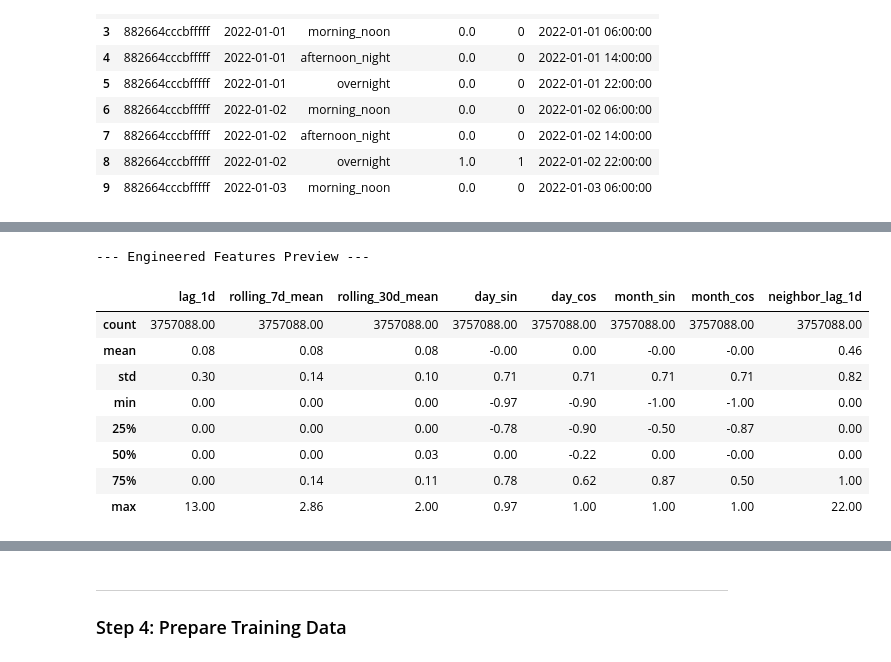
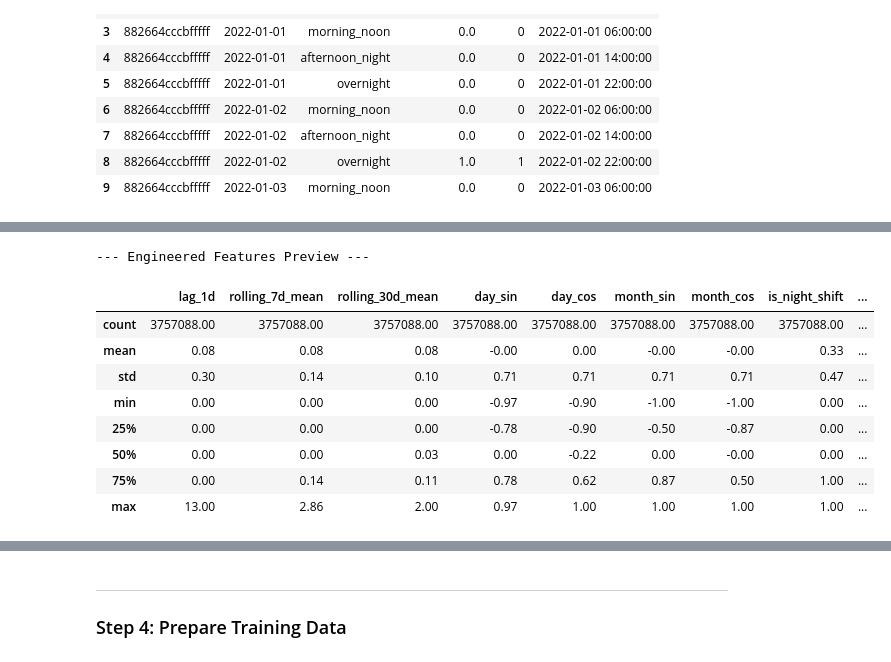
Before and after one commit to e1548423/Team23_IT5006_Predictive_Policing_AY2526Sem2, a Jupyter notebook: ML/Model/Crime_Prediction_Training (Violent Crime).ipynb, the cells around one changed output, grey strips where cells are left out. Drawn from its saved outputs; the diff is of its cells as text; code cells hidden in the pictures.

Commit message:
Added is_night_shift (high risk time usually 10pm to 6am), is_winter_evening (have more dark hours in afternoon_night shift) and cyclical shift encoding features.

```diff
--- a/ML/Model/Crime_Prediction_Training (Violent Crime).ipynb
+++ b/ML/Model/Crime_Prediction_Training (Violent Crime).ipynb
@@ -467,6 +468,24 @@ final_df['is_weekend'] = final_df['day_of_week'].isin([5, 6]).astype(int)
 
 # Drop any NaNs created by the shift (usually the first few rows of each tile)
 final_df = final_df.dropna()
+# %%
+# Binary flag for overnight shift risk
+# Is it a high-risk time? (Night shift is usually 22:00 - 06:00)
+final_df['is_night_shift'] = (final_df['shift'] == 'overnight').astype(int)
+# %%
+# Simple Seasonal Darkness Proxy
+# Chicago: Winter months (Nov, Dec, Jan, Feb) have more dark hours in Shift 1 (Afternoon)
+final_df['is_winter_evening'] = (
+    (final_df['month'].isin([11, 12, 1, 2])) &
+    (final_df['shift'] == 'afternoon_night')
+).astype(int)
+# %%
+# Cyclical Shift encoding based on current shift labels
+shift_to_idx = {'morning_noon': 0, 'afternoon_night': 1, 'overnight': 2}
+shift_idx = final_df['shift'].map(shift_to_idx).fillna(0)
+
+final_df['shift_sin'] = np.sin(2 * np.pi * shift_idx / 3)
+final_df['shift_cos'] = np.cos(2 * np.pi * shift_idx / 3)
 # %%
 # Spatial lag feature from neighboring H3 tiles
 import h3
@@ -499,20 +518,22 @@ final_df = get_neighbor_stats(final_df)
 # %%
 # Preview engineered features except Weekend flag (categorical flag is less interesting in a describe() summary)
 feature_cols = ['lag_1d', 'rolling_7d_mean', 'rolling_30d_mean',
-                'day_sin', 'day_cos', 'month_sin', 'month_cos', 'neighbor_lag_1d']
+                'day_sin', 'day_cos', 'month_sin', 'month_cos',
+                'is_night_shift', 'is_winter_evening', 'shift_sin', 'shift_cos',
+                'neighbor_lag_1d']
 print("\n--- Engineered Features Preview ---")
 final_df[feature_cols].describe().round(2)
 # %% [output]
 --- Engineered Features Preview ---
-|  | lag_1d | rolling_7d_mean | rolling_30d_mean | day_sin | day_cos | month_sin | month_cos | neighbor_lag_1d |
-| count | 3757088.00 | 3757088.00 | 3757088.00 | 3757088.00 | 3757088.00 | 3757088.00 | 3757088.00 | 3757088.00 |
-| mean | 0.08 | 0.08 | 0.08 | -0.00 | 0.00 | -0.00 | -0.00 | 0.46 |
-| std | 0.30 | 0.14 | 0.10 | 0.71 | 0.71 | 0.71 | 0.71 | 0.82 |
-| min | 0.00 | 0.00 | 0.00 | -0.97 | -0.90 | -1.00 | -1.00 | 0.00 |
-| 25% | 0.00 | 0.00 | 0.00 | -0.78 | -0.90 | -0.50 | -0.87 | 0.00 |
-| 50% | 0.00 | 0.00 | 0.03 | 0.00 | -0.22 | 0.00 | -0.00 | 0.00 |
-| 75% | 0.00 | 0.14 | 0.11 | 0.78 | 0.62 | 0.87 | 0.50 | 1.00 |
-| max | 13.00 | 2.86 | 2.00 | 0.97 | 1.00 | 1.00 | 1.00 | 22.00 |
+|  | lag_1d | rolling_7d_mean | rolling_30d_mean | day_sin | day_cos | month_sin | month_cos | is_night_shift | ... |
+| count | 3757088.00 | 3757088.00 | 3757088.00 | 3757088.00 | 3757088.00 | 3757088.00 | 3757088.00 | 3757088.00 | ... |
+| mean | 0.08 | 0.08 | 0.08 | -0.00 | 0.00 | -0.00 | -0.00 | 0.33 | ... |
+| std | 0.30 | 0.14 | 0.10 | 0.71 | 0.71 | 0.71 | 0.71 | 0.47 | ... |
+| min | 0.00 | 0.00 | 0.00 | -0.97 | -0.90 | -1.00 | -1.00 | 0.00 | ... |
+| 25% | 0.00 | 0.00 | 0.00 | -0.78 | -0.90 | -0.50 | -0.87 | 0.00 | ... |
+| 50% | 0.00 | 0.00 | 0.03 | 0.00 | -0.22 | 0.00 | -0.00 | 0.00 | ... |
+| 75% | 0.00 | 0.14 | 0.11 | 0.78 | 0.62 | 0.87 | 0.50 | 1.00 | ... |
+| max | 13.00 | 2.86 | 2.00 | 0.97 | 1.00 | 1.00 | 1.00 | 1.00 | ... |
 # %%
 final_df.head()
 # %% [output]
```
Also changed, not shown: parts of 3 cells of this notebook.
